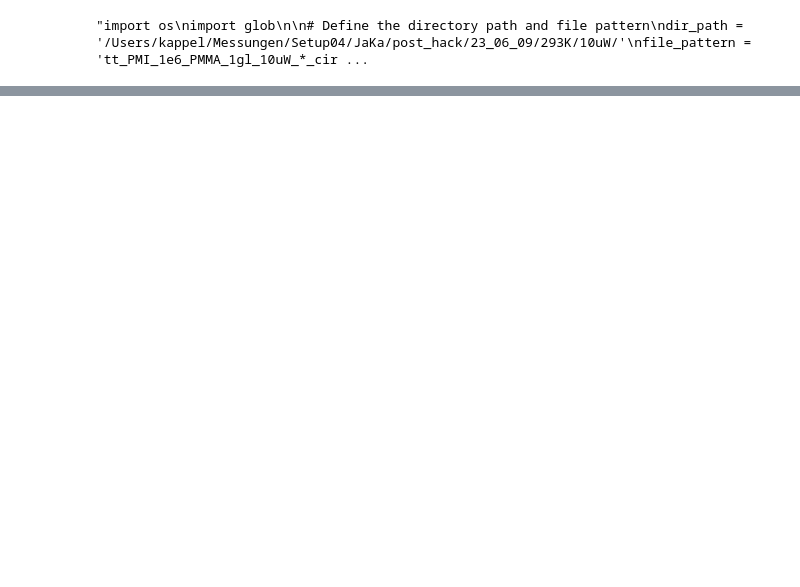
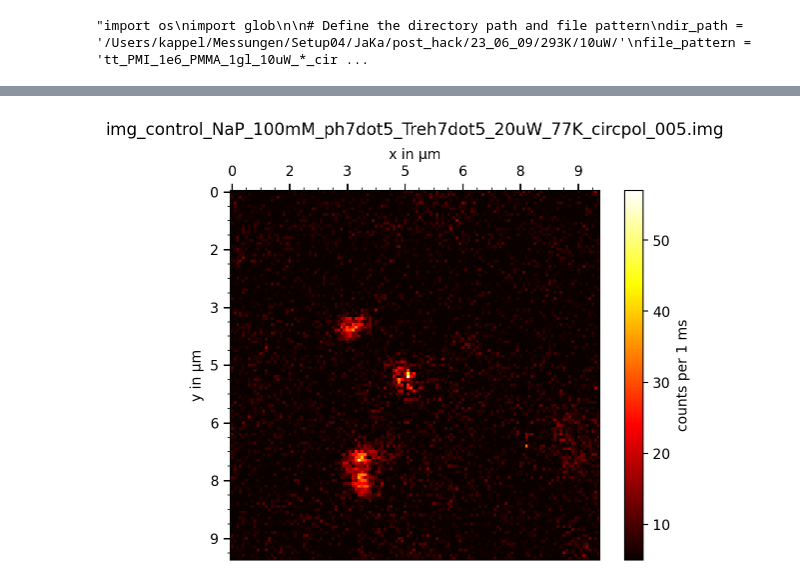
Before and after one commit to JKL453/s04-utils, a Jupyter notebook: pdf-report.ipynb, the cells around one changed output, grey strips where cells are left out. Cells and saved outputs as stored; diff of their text form; code cells hidden in the pictures; blank space fills up the shorter version.

```diff
--- a/pdf-report.ipynb
+++ b/pdf-report.ipynb
@@ -60,0 +93,4 @@ PDF report created.
+# %%
+plot.image(im_control)
+# %% [output]
+[figure, added]
```
Also changed, not shown: parts of 11 cells of this notebook, 2 other files.
